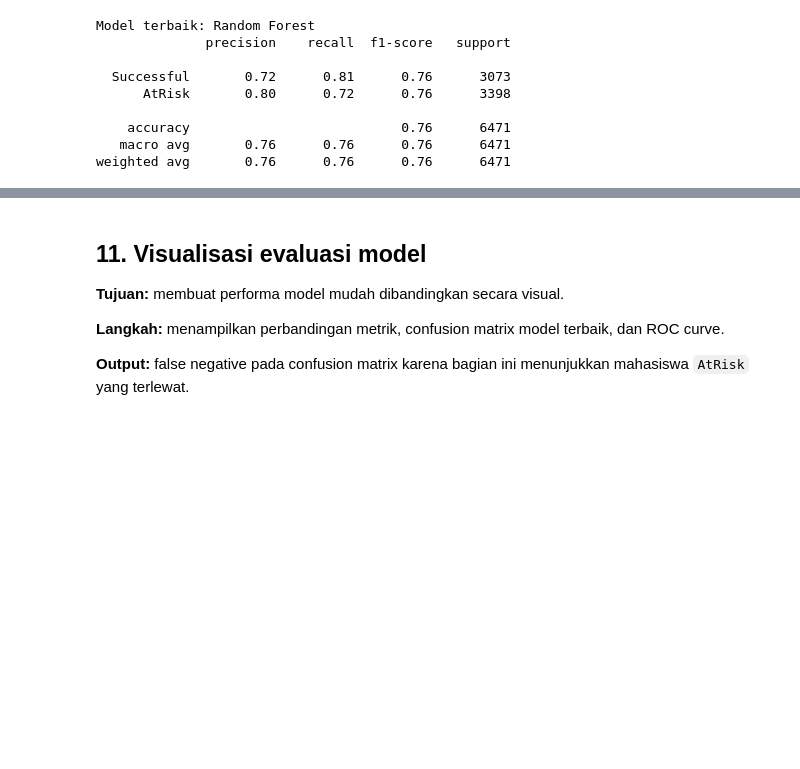
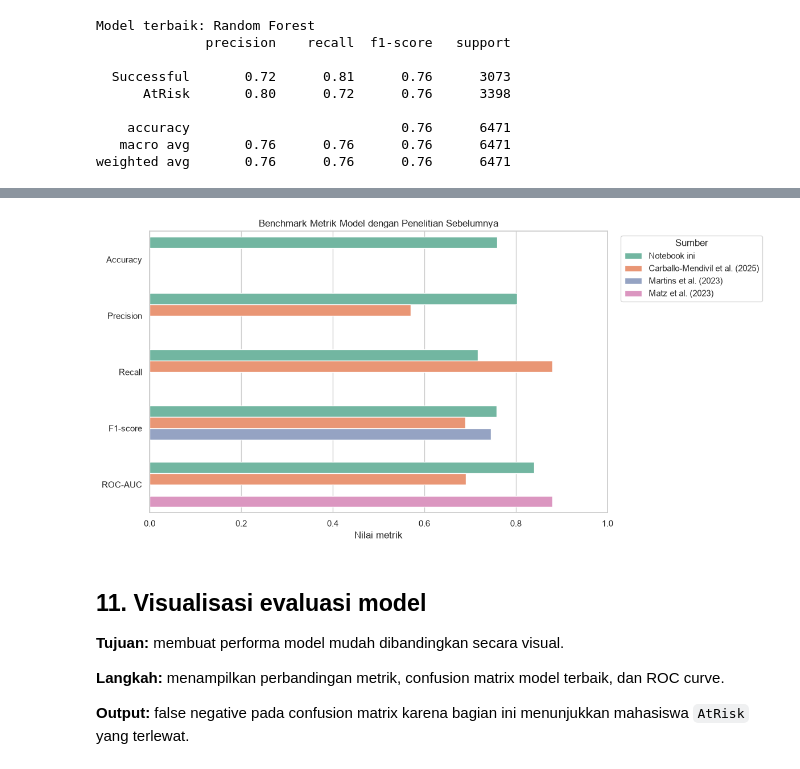
Before and after one commit to riskihajar/data-viz-bi, a Jupyter notebook: notebooks/oulad_early_warning_dvbi_colab.ipynb, the cells around one changed output, grey strips where cells are left out. Cells and saved outputs as stored; diff of their text form; code cells hidden in the pictures; blank space fills up the shorter version.

Commit message:
docs: add benchmark metrics visualization

```diff
--- a/notebooks/oulad_early_warning_dvbi_colab.ipynb
+++ b/notebooks/oulad_early_warning_dvbi_colab.ipynb
@@ -487,0 +494,70 @@ weighted avg       0.76      0.76      0.76      6471
+# %%
+# Benchmark angka dari paper terdahulu dan hasil model terbaik notebook.
+benchmark_metrics = pd.DataFrame([
+    {
+        'Sumber': 'Matz et al. (2023)',
+        'Skenario': 'Retention/dropout + engagement',
+        'Model': 'Random Forest',
+        'Accuracy': np.nan,
+        'Precision': np.nan,
+        'Recall': np.nan,
+        'F1-score': np.nan,
+        'ROC-AUC': 0.88
+    },
+    {
+        'Sumber': 'Carballo-Mendivil et al. (2025)',
+        'Skenario': 'Early warning pre-enrollment',
+        'Model': 'XGBoost',
+        'Accuracy': np.nan,
+        'Precision': 0.57,
+        'Recall': 0.88,
+        'F1-score': 0.69,
+        'ROC-AUC': 0.6902
+    },
+    {
+        'Sumber': 'Martins et al. (2023)',
+        'Skenario': 'Phased prediction',
+        'Model': 'Random Forest / ML',
+        'Accuracy': np.nan,
+        'Precision': np.nan,
+        'Recall': np.nan,
+        'F1-score': 0.745,
+        'ROC-AUC': np.nan
+    },
+    {
+        'Sumber': 'Notebook ini',
+        'Skenario': 'OULAD minggu ke-4',
+        'Model': best_model_name,
+        'Accuracy': test_results.loc[best_model_name, 'accuracy'],
+        'Precision': test_results.loc[best_model_name, 'precision_atrisk'],
+        'Recall': test_results.loc[best_model_name, 'recall_atrisk'],
+        'F1-score': test_results.loc[best_model_name, 'f1_atrisk'],
+        'ROC-AUC': test_results.loc[best_model_name, 'roc_auc']
+    }
+])
+
+display(benchmark_metrics.style.format({
+    'Accuracy': '{:.4f}',
+    'Precision': '{:.4f}',
+    'Recall': '{:.4f}',
+    'F1-score': '{:.4f}',
+    'ROC-AUC': '{:.4f}'
+}, na_rep='-'))
+
+benchmark_long = benchmark_metrics.melt(
+    id_vars=['Sumber', 'Skenario', 'Model'],
+    value_vars=['Accuracy', 'Precision', 'Recall', 'F1-score', 'ROC-AUC'],
+    var_name='Metrik',
+    value_name='Nilai'
+).dropna()
+
+plt.figure(figsize=(12, 6))
+sns.barplot(data=benchmark_long, y='Metrik', x='Nilai', hue='Sumber')
+plt.xlim(0, 1)
+plt.title('Benchmark Metrik Model dengan Penelitian Sebelumnya')
+plt.xlabel('Nilai metrik')
+plt.ylabel('')
+plt.legend(title='Sumber', bbox_to_anchor=(1.02, 1), loc='upper left')
+plt.tight_layout()
+plt.show()
+# %% [output]
@@ -488,3 +569,4 @@ weighted avg       0.76      0.76      0.76      6471
+[figure, added]
 # %% [markdown]
 ## 11. Visualisasi evaluasi model
 
```
Also changed, not shown: parts of 3 cells of this notebook.
